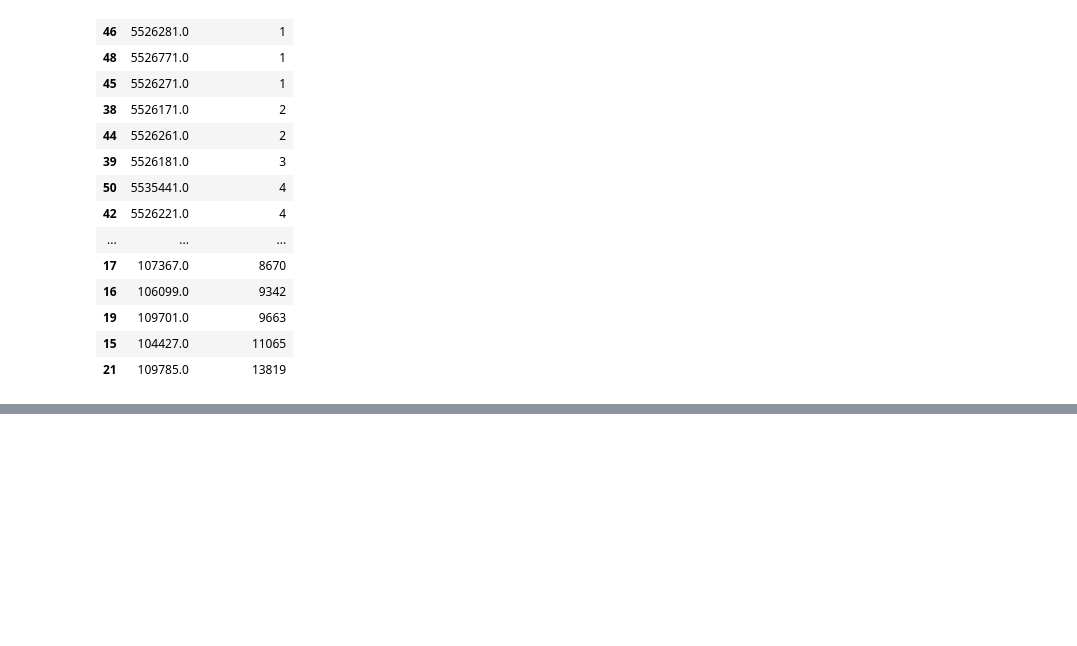
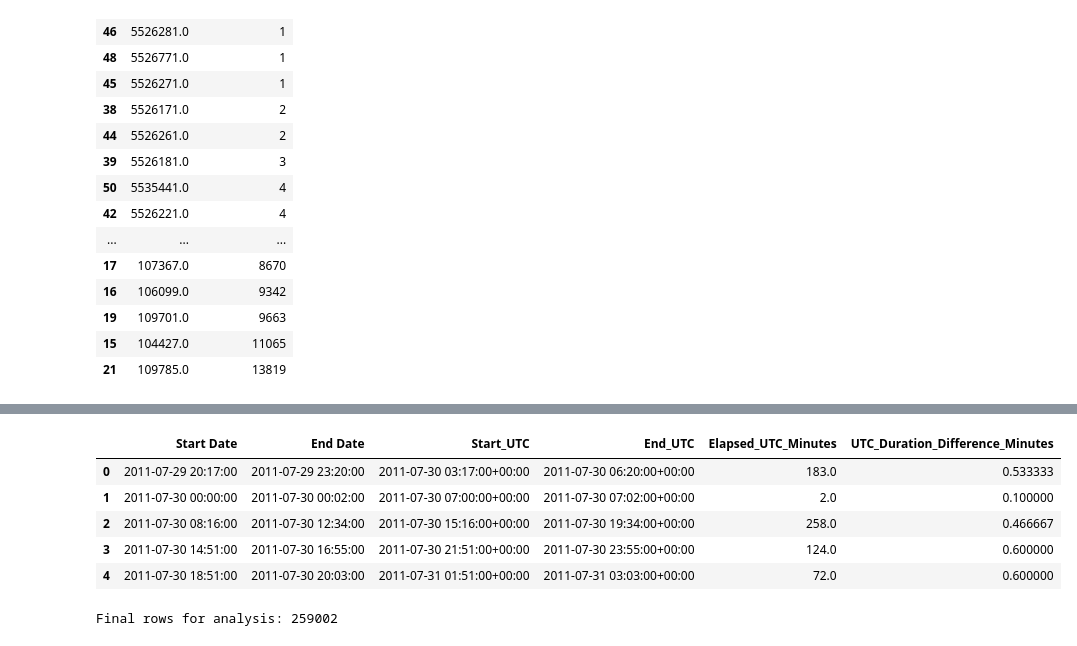
Before and after one commit to dumitritamacarenco/Introduction-to-Business-Analytics---Project-, a Jupyter notebook: ev.ipynb, the cells around one changed output, grey strips where cells are left out. Saved outputs shown, nothing was run; the diff lists cells and outputs as text; code cells hidden in the pictures; blank space fills up the shorter version.

```diff
--- a/ev.ipynb
+++ b/ev.ipynb
@@ -996,0 +810,11 @@ display(evse_usage)
+# %%
+# clean text
+text_cols = ["Station Name", "Port Type", "Plug Type", "Ended By", "Start Time Zone", "End Time Zone"]
+for col in text_cols:
+    df[col] = df[col].astype("string").str.strip()
+
+df["Station Name"] = (
+    df["Station Name"]
+    .str.replace(r"\s+", " ", regex=True)
+    .str.replace(r"\s*#\s*", " #", regex=True)
+)
@@ -996,0 +855,53 @@ display(evse_usage)
+# %%
+# UTC conversion (fixed)
+zone_map = {"PST": "Etc/GMT+8", "PDT": "Etc/GMT+7", "UTC": "UTC"}
+
+df_clean["Start Time Zone"] = df_clean["Start Time Zone"].astype("string").str.upper()
+df_clean["End Time Zone"] = df_clean["End Time Zone"].astype("string").str.upper()
+
+# IMPORTANT: create UTC-typed columns
+df_clean["Start_UTC"] = pd.Series(pd.NaT, index=df_clean.index, dtype="datetime64[ns, UTC]")
+df_clean["End_UTC"] = pd.Series(pd.NaT, index=df_clean.index, dtype="datetime64[ns, UTC]")
+
+for label, tz in zone_map.items():
+    m1 = (df_clean["Start Time Zone"] == label) & df_clean["Start Date"].notna()
+    df_clean.loc[m1, "Start_UTC"] = (
+        df_clean.loc[m1, "Start Date"]
+        .dt.tz_localize(tz)
+        .dt.tz_convert("UTC")
+    )
+
+    m2 = (df_clean["End Time Zone"] == label) & df_clean["End Date"].notna()
+    df_clean.loc[m2, "End_UTC"] = (
+        df_clean.loc[m2, "End Date"]
+        .dt.tz_localize(tz)
+        .dt.tz_convert("UTC")
+    )
+
+df_clean["Elapsed_UTC_Minutes"] = (df_clean["End_UTC"] - df_clean["Start_UTC"]).dt.total_seconds() / 60
+
+# recorded duration minutes
+recorded_minutes = total_duration.loc[df_clean.index].dt.total_seconds() / 60
+df_clean["UTC_Duration_Difference_Minutes"] = (df_clean["Elapsed_UTC_Minutes"] - recorded_minutes).abs()
+
+display(df_clean[["Start Date","End Date","Start_UTC","End_UTC","Elapsed_UTC_Minutes","UTC_Duration_Difference_Minutes"]].head())
+# %% [output]
+|  | Start Date | End Date | Start_UTC | End_UTC | Elapsed_UTC_Minutes | UTC_Duration_Difference_Minutes |
+| 0 | 2011-07-29 20:17:00 | 2011-07-29 23:20:00 | 2011-07-30 03:17:00+00:00 | 2011-07-30 06:20:00+00:00 | 183.0 | 0.533333 |
+| 1 | 2011-07-30 00:00:00 | 2011-07-30 00:02:00 | 2011-07-30 07:00:00+00:00 | 2011-07-30 07:02:00+00:00 | 2.0 | 0.100000 |
+| 2 | 2011-07-30 08:16:00 | 2011-07-30 12:34:00 | 2011-07-30 15:16:00+00:00 | 2011-07-30 19:34:00+00:00 | 258.0 | 0.466667 |
+| 3 | 2011-07-30 14:51:00 | 2011-07-30 16:55:00 | 2011-07-30 21:51:00+00:00 | 2011-07-30 23:55:00+00:00 | 124.0 | 0.600000 |
+| 4 | 2011-07-30 18:51:00 | 2011-07-30 20:03:00 | 2011-07-31 01:51:00+00:00 | 2011-07-31 03:03:00+00:00 | 72.0 | 0.600000 |
+# %%
+# final time-valid dataset
+time_quality_mask = (
+    df_clean["Start_UTC"].notna() &
+    df_clean["End_UTC"].notna() &
+    (df_clean["Elapsed_UTC_Minutes"] > 0) &
+    ((df_clean["UTC_Duration_Difference_Minutes"].isna()) | (df_clean["UTC_Duration_Difference_Minutes"] <= 2))
+)
+
+df_time_clean = df_clean[time_quality_mask].copy()
+print("Final rows for analysis:", len(df_time_clean))
+# %% [output]
+Final rows for analysis: 259002
```
Also changed, not shown: parts of 14 cells of this notebook, 1 other file.
